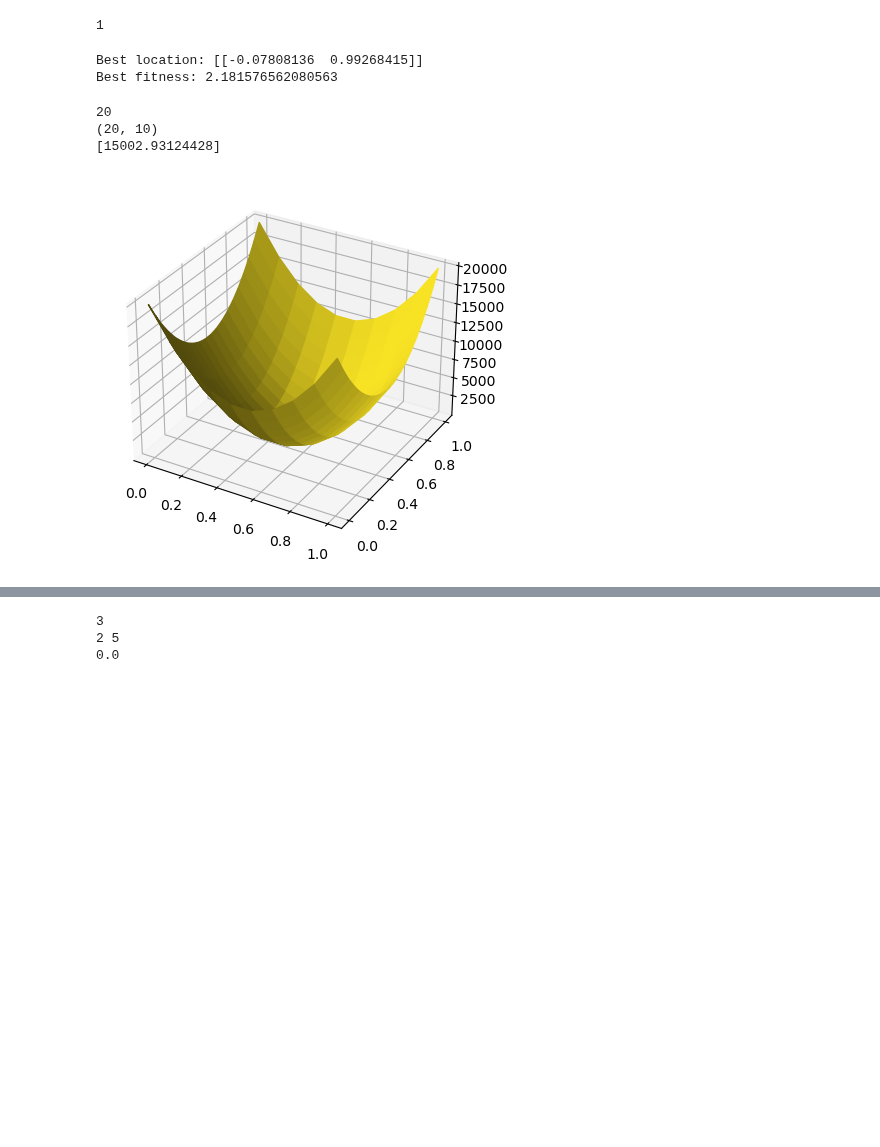
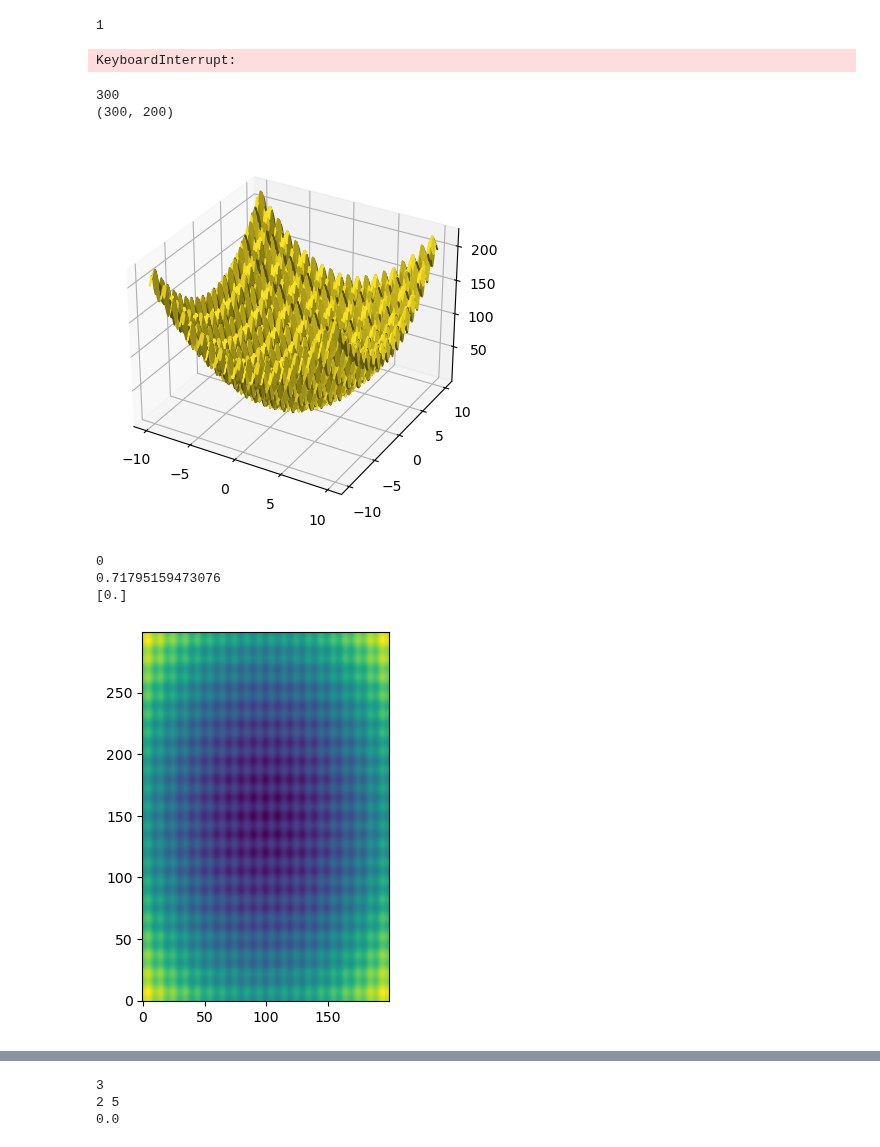
Before and after one commit to ljq2088/DATASCIENCE_COURSE, a Jupyter notebook: exercise/topic5/crcb_pso.ipynb, the cells around one changed output, grey strips where cells are left out. Saved outputs shown, nothing was run; the diff lists cells and outputs as text; code cells hidden in the pictures; blank space fills up the shorter version.

```diff
--- a/exercise/topic5/crcb_pso.ipynb
+++ b/exercise/topic5/crcb_pso.ipynb
@@ -50,8 +50,8 @@ from scipy.signal import spectrogram
 # %%
 def crcbpso(fit_func_handle, n_dim, **kwargs):
     # Baseline (also default) PSO parameters
-    pop_size = 40
-    max_steps = 2000
+    pop_size = 100#default 40
+    max_steps = 20000#default 2000
     c1 = 2
     c2 = 2
     max_velocity = 0.5
@@ -373,7 +373,6 @@ _,real_coord,_=fit_func_handle(std_coord)
 print(f"Best location: {real_coord}")
 print(f"Best fitness: {pso_out['best_fitness']}")
 # %% [output]
-Best location: [[-0.07808136  0.99268415]]
-Best fitness: 2.181576562080563
+KeyboardInterrupt:
 # %%
 #Call PSO with optional input parameters
@@ -380,22 +380,32 @@ Best fitness: 2.181576562080563
 # %%
-X,Y=np.meshgrid(np.linspace(0,1,10),np.linspace(0,1,20))
+ffparams = {
+   'r_min':-10,
+   'r_max':10 }
+X,Y=np.meshgrid(np.linspace(-10,10,200),np.linspace(-10,10,300))
 # print(crcbpso_test_func(X,ffparams))
 print(X.shape[0])
 Z=np.zeros((X.shape))
 for i in range(0,X.shape[0]):
-    seq=np.column_stack((X[i,:],Y[i,:]))
+    seq=np.column_stack(((X[i,:]+10)/20,(Y[i,:]+10)/20))
     val,_,_=crcbpso_test_func(seq,ffparams)
     Z[i,:]=np.array(val).reshape(1,-1)
 print(np.array(Z).shape)
 fig,ax=plt.subplots(subplot_kw={"projection":"3d"})
-surf=ax.plot_surface(X,Y,Z,facecolors=plt.cm.viridis(np.abs(Z)))
-val,_,_=crcbpso_test_func(np.array([0.03963041,0.09656414]),ffparams)
-print(val)
+surf=ax.plot_surface(X,Y,Z,facecolors=plt.cm.viridis(Z))
+plt.show()
+plt.imshow(Z,origin='lower')
+val,_,_=crcbpso_test_func(np.array([(-0.07808136+100)/200 ,(0.99268415+100)/200]),ffparams)
+print((val<0).sum())
+print(np.amin(Z))
+print(crcbpso_test_func(np.array([0.5,0.5]),ffparams)[0])
 # %% [output]
-20
-(20, 10)
-[15002.93124428]
+300
+(300, 200)
-[figure, old version]
+[figure, new version]
+0
+0.71795159473076
+[0.]
+[figure, added]
 # %%
 X,Y=np.meshgrid(np.linspace(0,1,10),np.linspace(0,1,10))
 Z=crcbpso_test_func(X,)
```
Also changed, not shown: parts of 4 cells of this notebook.
